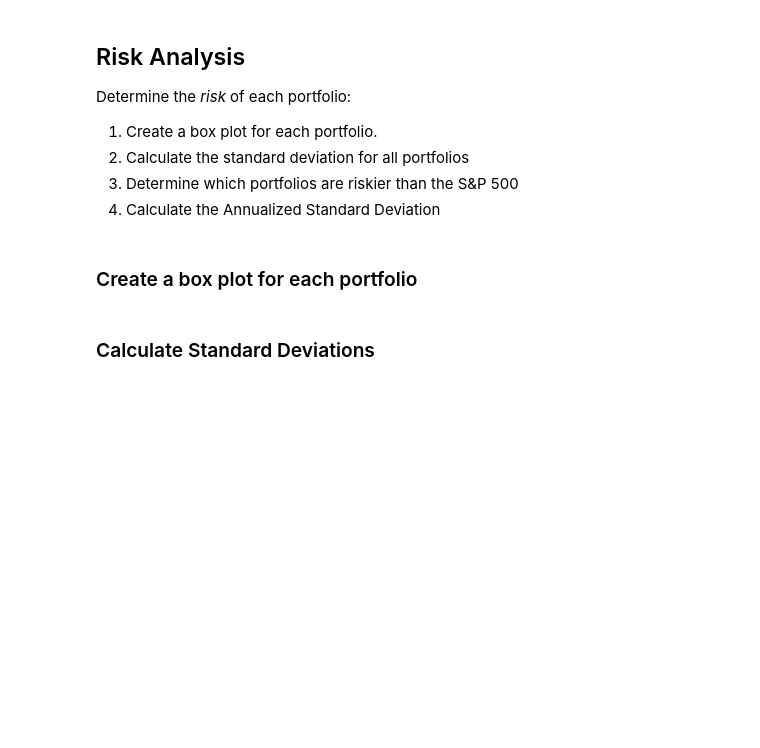
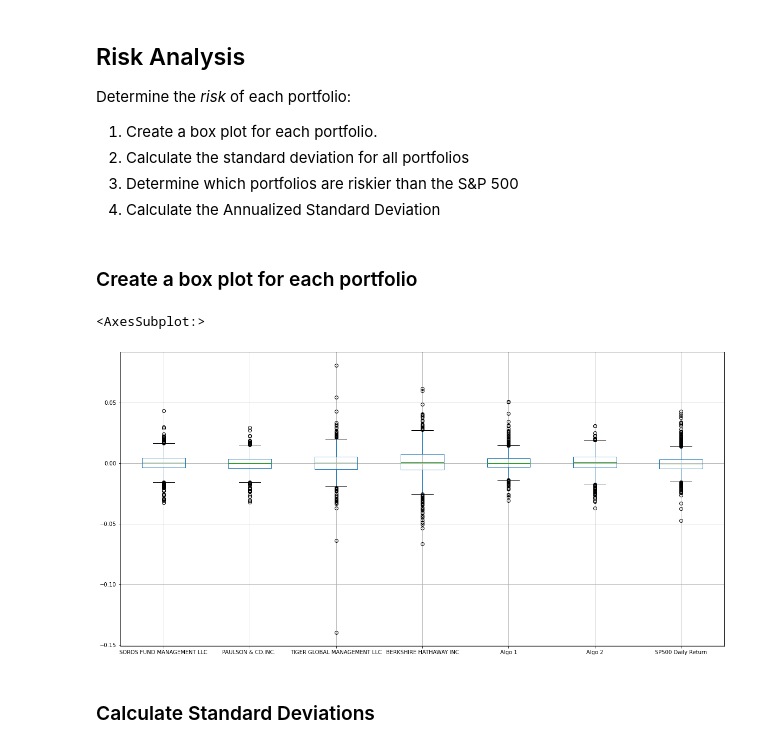
Before and after one commit to chapmanmong/unit3-4-assignment, a Jupyter notebook: whale_analysis.ipynb, the cells around one changed output. Drawn from its saved outputs; the diff is of its cells as text; code cells hidden in the pictures; blank space fills up the shorter version.

```diff
--- a/whale_analysis.ipynb
+++ b/whale_analysis.ipynb
@@ -170,6 +189,10 @@ Determine the _risk_ of each portfolio:
 ### Create a box plot for each portfolio
 # %%
 # Box plot to visually show risk
+combined_df.boxplot(figsize=(20,10))
+# %% [output]
+<AxesSubplot:>
+[figure, added]
 # %% [markdown]
 ### Calculate Standard Deviations
 # %%
```
Also changed, not shown: parts of 29 cells of this notebook.
